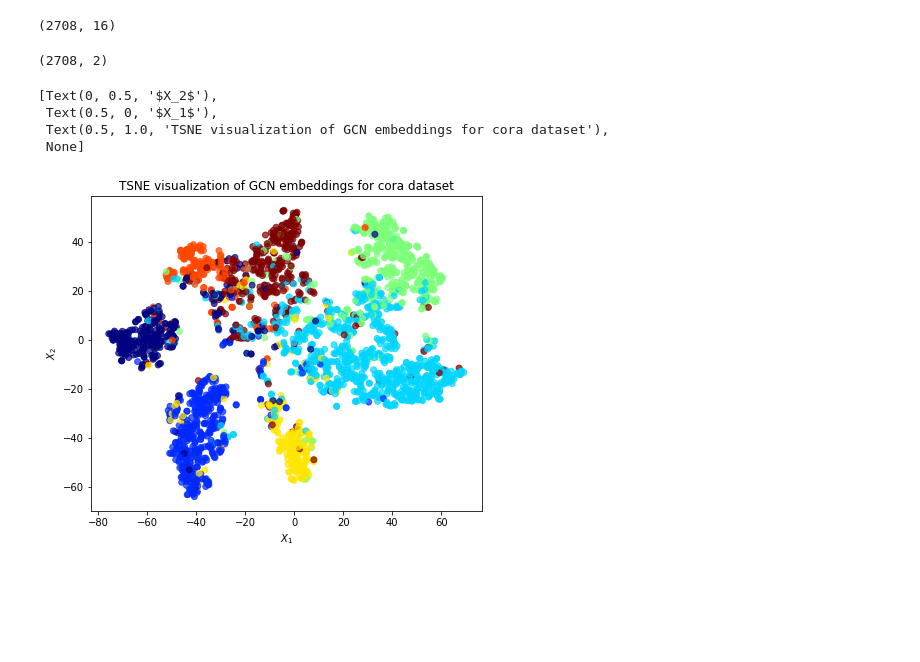
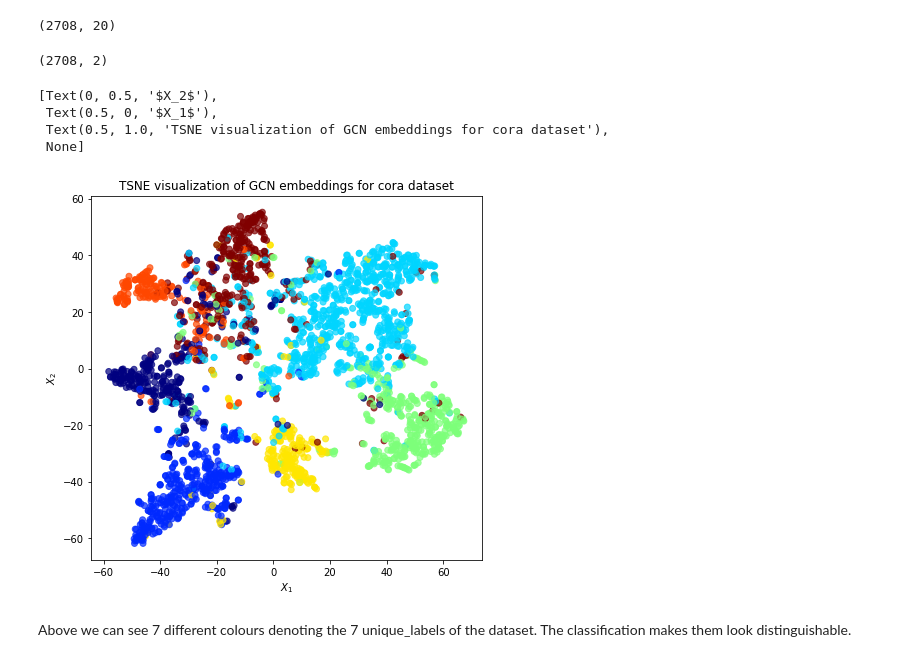
Before and after one commit to RajvBundela/Node-Classification-GCN-, a Jupyter notebook: Code/main.ipynb, the cells around one changed output. Cells and saved outputs as stored; diff of their text form; code cells hidden in the pictures; blank space fills up the shorter version.

```diff
--- a/Code/main.ipynb
+++ b/Code/main.ipynb
@@ -99,0 +119,9 @@ predictions = layers.Dense(units=train_target.shape[1], activation="softmax")(x_
+# %%
+# 3 layers were not optimal as during the back propagation, the backpropagated errors were almost dimnished
+# 1 layers wasn't consitent and had fluctuating accuracy.
+gcn = GCN(
+    layer_sizes=[20, 20], activations=["relu", "relu"], generator=generator, dropout=0.5
+)
+# here we are modelling the layers, there are 2 layers both having 16 units each.
+# each layer's output has been given to "ReLU" activation function.
+# the dropout rate is 0.5 so an equal fraction of neurons will be shut and rest will get their values multiplied to get the same sum.
@@ -193,35 +252,40 @@ from sklearn.decomposition import PCA
 from sklearn.manifold import TSNE
 
 transform = TSNE
-# %%
-X = emb.squeeze(0)
-X.shape
-# %% [output]
-(2708, 16)
-# %%
-trans = transform(n_components=2)
-X_reduced = trans.fit_transform(X)
-X_reduced.shape
-# %% [output]
-(2708, 2)
+# %%
+# Since the embeddings from the GCN model have a batch dimension of 1 so we squeeze this to get a matrix of N(nodes)×M(emb).
+X = emb.squeeze(0)
+X.shape
+# %% [output]
+(2708, 20)
+# %%
+# now that we have the high-dimensional vectors, we will use the transform method and project them in component size of 2.
+trans = transform(n_components=2)
+X_reduced = trans.fit_transform(X)
+# The X_reduced values contains a pair of numbers for each node
+X_reduced.shape
+# %% [output]
+(2708, 2)
 # %%
 fig, ax = plt.subplots(figsize=(7, 7))
 ax.scatter(
     X_reduced[:, 0],
     X_reduced[:, 1],
-    c=node_subjects.astype("category").cat.codes,
+    c=unique_labels.astype("category").cat.codes,
     cmap="jet",
     alpha=0.7,
 )
 ax.set(
     aspect="equal",
     xlabel="$X_1$",
     ylabel="$X_2$",
     title=f"{transform.__name__} visualization of GCN embeddings for cora dataset",
 )
 # %% [output]
 [Text(0, 0.5, '$X_2$'),
  Text(0.5, 0, '$X_1$'),
  Text(0.5, 1.0, 'TSNE visualization of GCN embeddings for cora dataset'),
  None]
-[figure, old version]
+[figure, new version]
+# %% [markdown]
+Above we can see 7 different colours denoting the 7 unique_labels of the dataset. The classification makes them look distinguishable.
```
Also changed, not shown: parts of 44 cells of this notebook.
